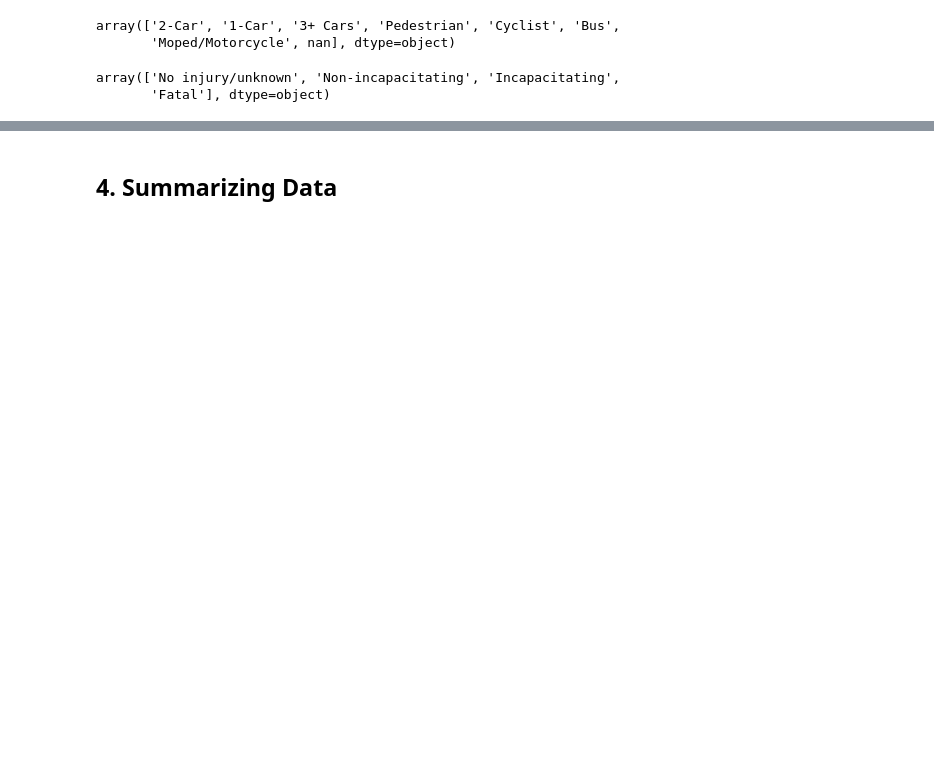
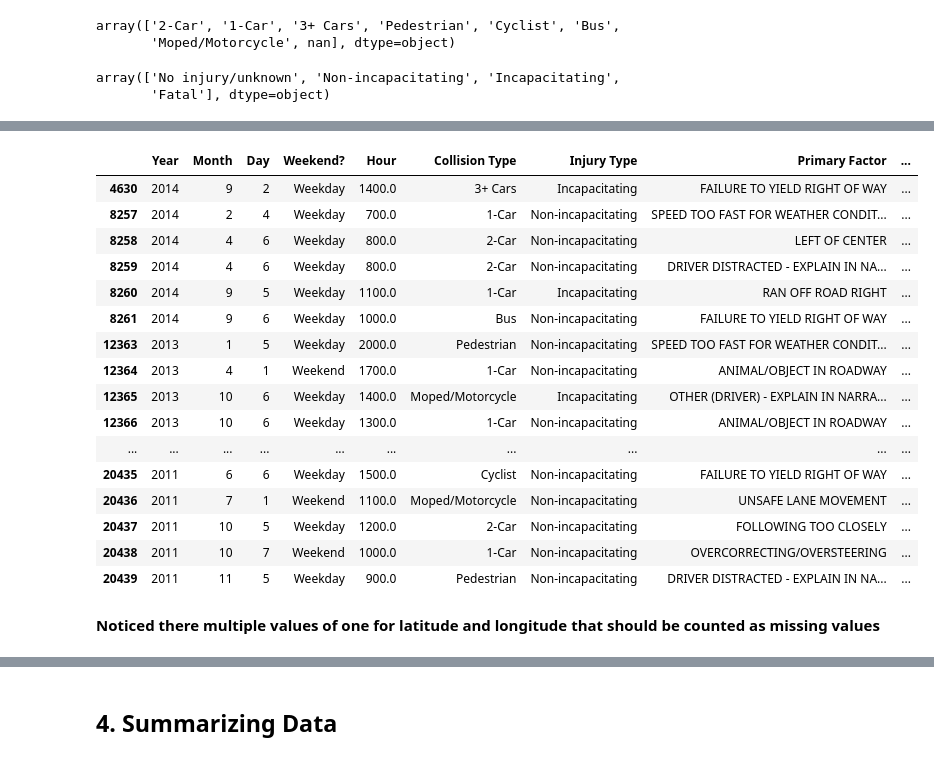
Before and after one commit to Gomez-Andres-8/STAT-207-Coursework, a Jupyter notebook: project_01/project_01_template.ipynb, the cells around one changed output, grey strips where cells are left out. Cells and saved outputs as stored; diff of their text form; code cells hidden in the pictures; blank space fills up the shorter version.

```diff
--- a/project_01/project_01_template.ipynb
+++ b/project_01/project_01_template.ipynb
@@ -63,0 +219,22 @@ array(['No injury/unknown', 'Non-incapacitating', 'Incapacitating',
+# %%
+df[ df.Longitude >= 0]
+# %% [output]
+|  | Year | Month | Day | Weekend? | Hour | Collision Type | Injury Type | Primary Factor | ... |
+| 4630 | 2014 | 9 | 2 | Weekday | 1400.0 | 3+ Cars | Incapacitating | FAILURE TO YIELD RIGHT OF WAY | ... |
+| 8257 | 2014 | 2 | 4 | Weekday | 700.0 | 1-Car | Non-incapacitating | SPEED TOO FAST FOR WEATHER CONDIT... | ... |
+| 8258 | 2014 | 4 | 6 | Weekday | 800.0 | 2-Car | Non-incapacitating | LEFT OF CENTER | ... |
+| 8259 | 2014 | 4 | 6 | Weekday | 800.0 | 2-Car | Non-incapacitating | DRIVER DISTRACTED - EXPLAIN IN NA... | ... |
+| 8260 | 2014 | 9 | 5 | Weekday | 1100.0 | 1-Car | Incapacitating | RAN OFF ROAD RIGHT | ... |
+| 8261 | 2014 | 9 | 6 | Weekday | 1000.0 | Bus | Non-incapacitating | FAILURE TO YIELD RIGHT OF WAY | ... |
+| 12363 | 2013 | 1 | 5 | Weekday | 2000.0 | Pedestrian | Non-incapacitating | SPEED TOO FAST FOR WEATHER CONDIT... | ... |
+| 12364 | 2013 | 4 | 1 | Weekend | 1700.0 | 1-Car | Non-incapacitating | ANIMAL/OBJECT IN ROADWAY | ... |
+| 12365 | 2013 | 10 | 6 | Weekday | 1400.0 | Moped/Motorcycle | Incapacitating | OTHER (DRIVER) - EXPLAIN IN NARRA... | ... |
+| 12366 | 2013 | 10 | 6 | Weekday | 1300.0 | 1-Car | Non-incapacitating | ANIMAL/OBJECT IN ROADWAY | ... |
+| ... | ... | ... | ... | ... | ... | ... | ... | ... | ... |
+| 20435 | 2011 | 6 | 6 | Weekday | 1500.0 | Cyclist | Non-incapacitating | FAILURE TO YIELD RIGHT OF WAY | ... |
+| 20436 | 2011 | 7 | 1 | Weekend | 1100.0 | Moped/Motorcycle | Non-incapacitating | UNSAFE LANE MOVEMENT | ... |
+| 20437 | 2011 | 10 | 5 | Weekday | 1200.0 | 2-Car | Non-incapacitating | FOLLOWING TOO CLOSELY | ... |
+| 20438 | 2011 | 10 | 7 | Weekend | 1000.0 | 1-Car | Non-incapacitating | OVERCORRECTING/OVERSTEERING | ... |
+| 20439 | 2011 | 11 | 5 | Weekday | 900.0 | Pedestrian | Non-incapacitating | DRIVER DISTRACTED - EXPLAIN IN NA... | ... |
+# %% [markdown]
+**Noticed there multiple values of one for latitude and longitude that should be counted as missing values**
```
Also changed, not shown: parts of 33 cells of this notebook.
